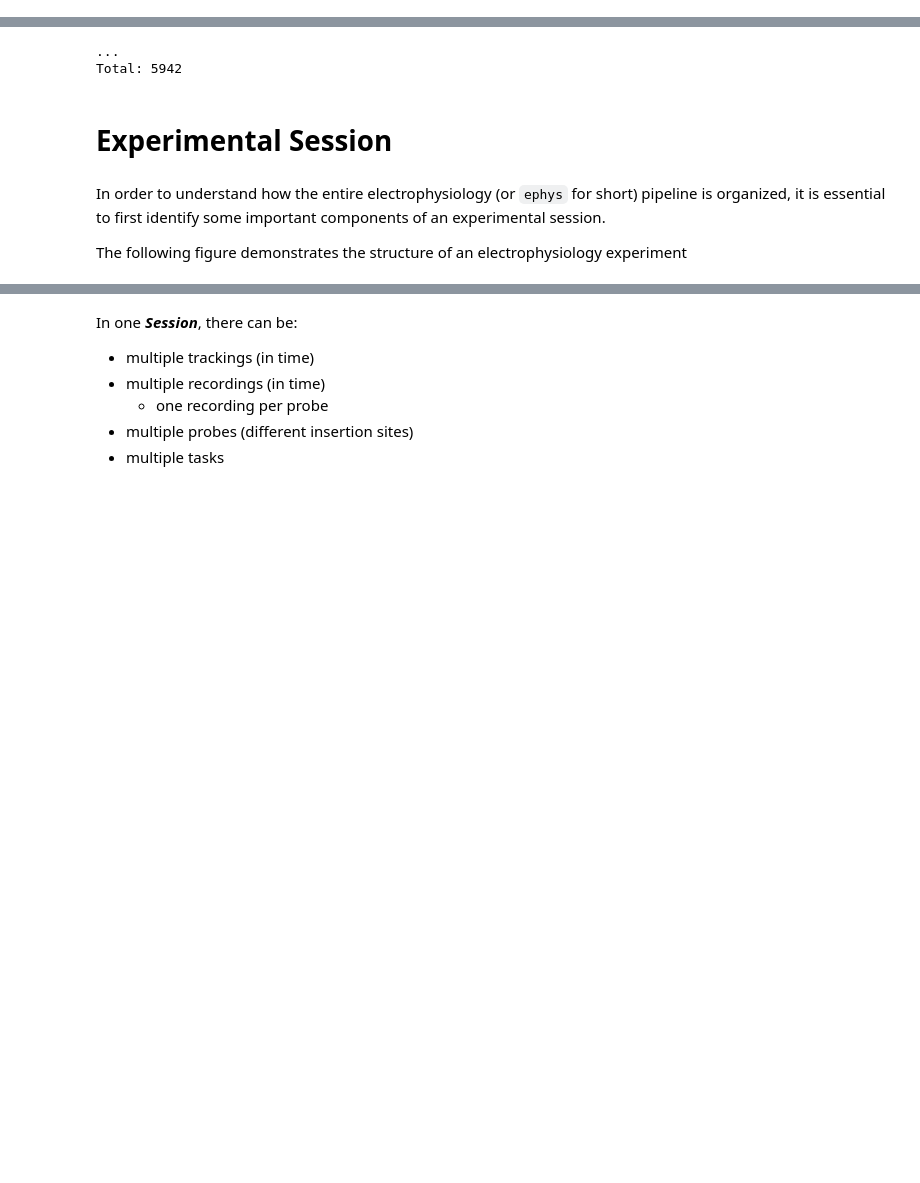
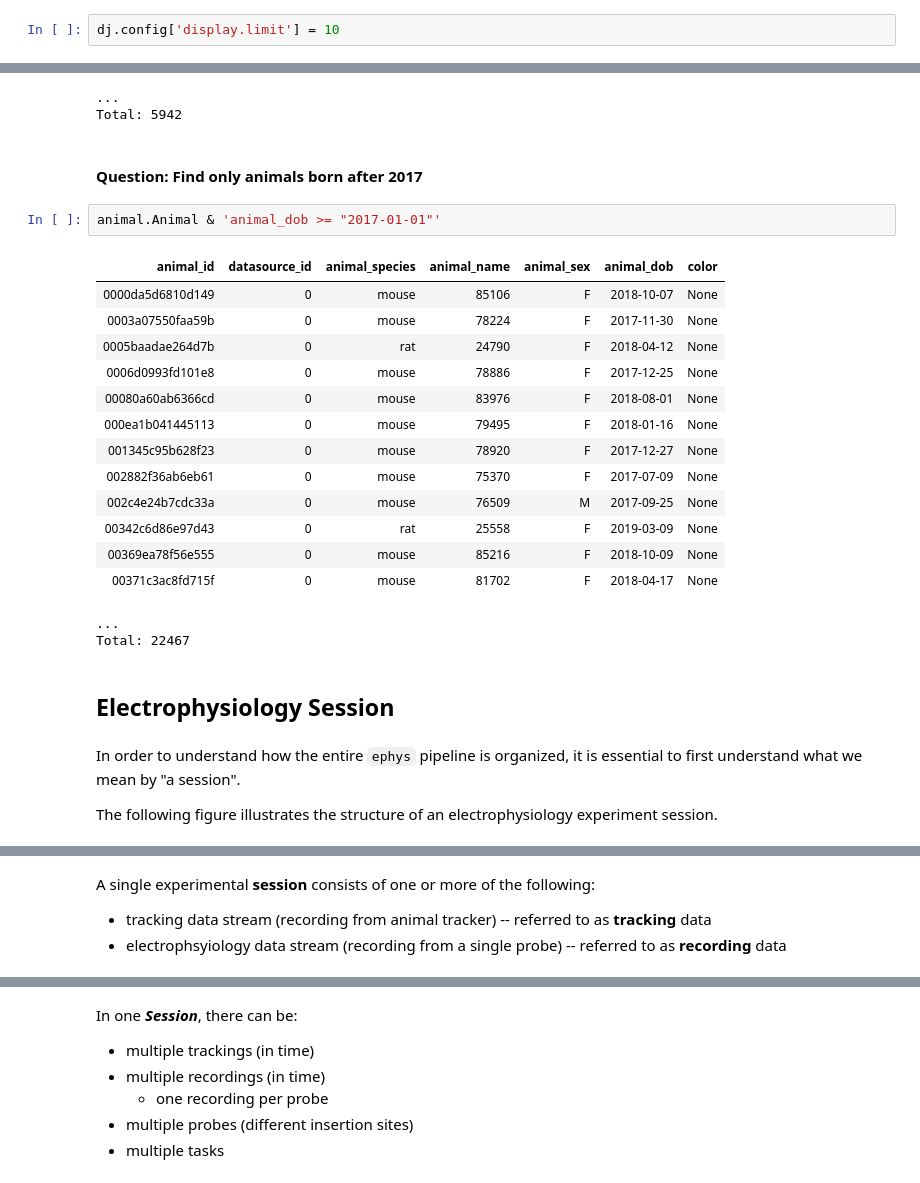
Before and after one commit to kavli-ntnu/dj-docs, a Jupyter notebook: notebooks/The_Ephys_Pipeline.ipynb, the cells around one changed output, grey strips where cells are left out. Drawn from its saved outputs; the diff is of its cells as text; blank space fills up the shorter version.

Commit message:
Expand on recording and tracking section

```diff
--- a/notebooks/The_Ephys_Pipeline.ipynb
+++ b/notebooks/The_Ephys_Pipeline.ipynb
@@ -6,6 +6,8 @@ In this notebook, we will take a tour of the Moser group electrophysiolgoy (ephy
 But before we begin, let's import a couple essential packages, in particular importing DataJoint (`datajoint`) package, and establish connection to the Moser lab database where the entire pipeline resides.
 # %%
 import datajoint as dj
+# %%
+dj.config['display.limit'] = 10
 # %% [markdown]
 If you have followed all the setups for Python environment, DataJoint and the Ephys pipeline as described in [Zero to DataJoint Wiki page](https://github.com/kavli-ntnu/dj-elphys/wiki/Zero-to-datajoint), you should be able to just run the next line, importing pipeline definitions as found in the `ephys` package.
 # %%
@@ -91,11 +71,35 @@ mlims.Animal & 'animal_species = "rat"'
 | 0077fffe4f670d52 | 0 | rat | 23905 | M | 2017-07-09 | None |
 ...
 Total: 5942
+# %% [markdown]
+#### Question: Find only animals born after 2017
+# %%
+animal.Animal & 'animal_dob >= "2017-01-01"'
+# %% [output]
+| animal_id | datasource_id | animal_species | animal_name | animal_sex | animal_dob | color |
+| 0000da5d6810d149 | 0 | mouse | 85106 | F | 2018-10-07 | None |
+| 0003a07550faa59b | 0 | mouse | 78224 | F | 2017-11-30 | None |
+| 0005baadae264d7b | 0 | rat | 24790 | F | 2018-04-12 | None |
+| 0006d0993fd101e8 | 0 | mouse | 78886 | F | 2017-12-25 | None |
+| 00080a60ab6366cd | 0 | mouse | 83976 | F | 2018-08-01 | None |
+| 000ea1b041445113 | 0 | mouse | 79495 | F | 2018-01-16 | None |
+| 001345c95b628f23 | 0 | mouse | 78920 | F | 2017-12-27 | None |
+| 002882f36ab6eb61 | 0 | mouse | 75370 | F | 2017-07-09 | None |
+| 002c4e24b7cdc33a | 0 | mouse | 76509 | M | 2017-09-25 | None |
+| 00342c6d86e97d43 | 0 | rat | 25558 | F | 2019-03-09 | None |
+| 00369ea78f56e555 | 0 | mouse | 85216 | F | 2018-10-09 | None |
+| 00371c3ac8fd715f | 0 | mouse | 81702 | F | 2018-04-17 | None |
+...
+Total: 22467
 # %% [markdown]
-# Experimental Session
+## Electrophysiology Session
 # %% [markdown]
-In order to understand how the entire electrophysiology (or `ephys` for short) pipeline is organized, it is essential to first identify some important components of an experimental session.
+In order to understand how the entire `ephys` pipeline is organized, it is essential to first understand what we mean by "a session".
 
-The following figure demonstrates the structure of an electrophysiology experiment
+The following figure illustrates the structure of an electrophysiology experiment session.
 # %% [markdown]
 <img src="../images/Ephys_Session_Structure.png" alt="drawing" width="700"/>
+# %% [markdown]
+A single experimental **session** consists of one or more of the following:
+* tracking data stream (recording from animal tracker) -- referred to as **tracking** data
+* electrophsyiology data stream (recording from a single probe) -- referred to as **recording** data
```
Also changed, not shown: parts of 39 cells of this notebook.
